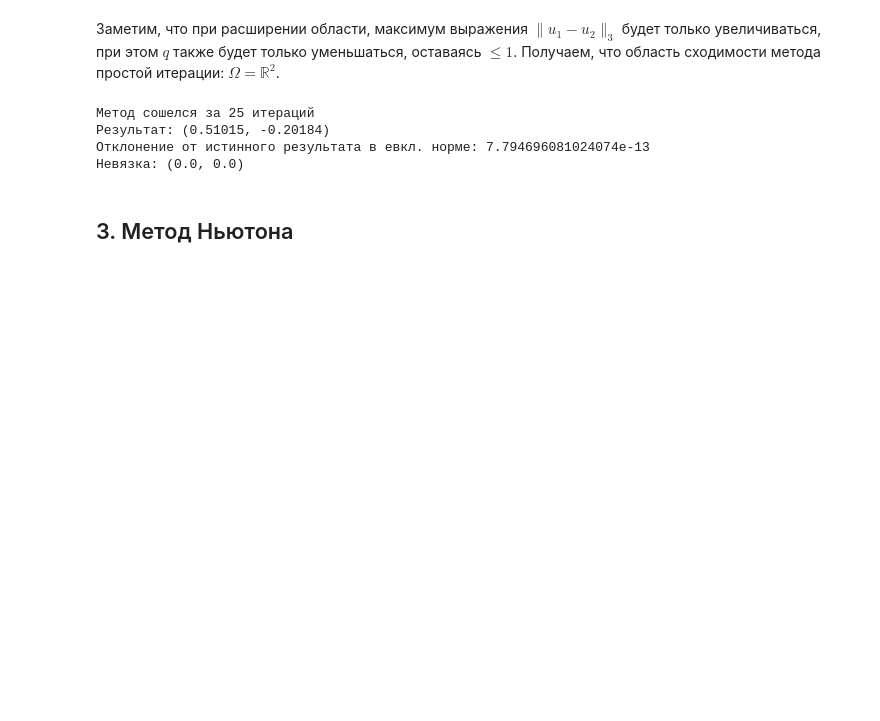
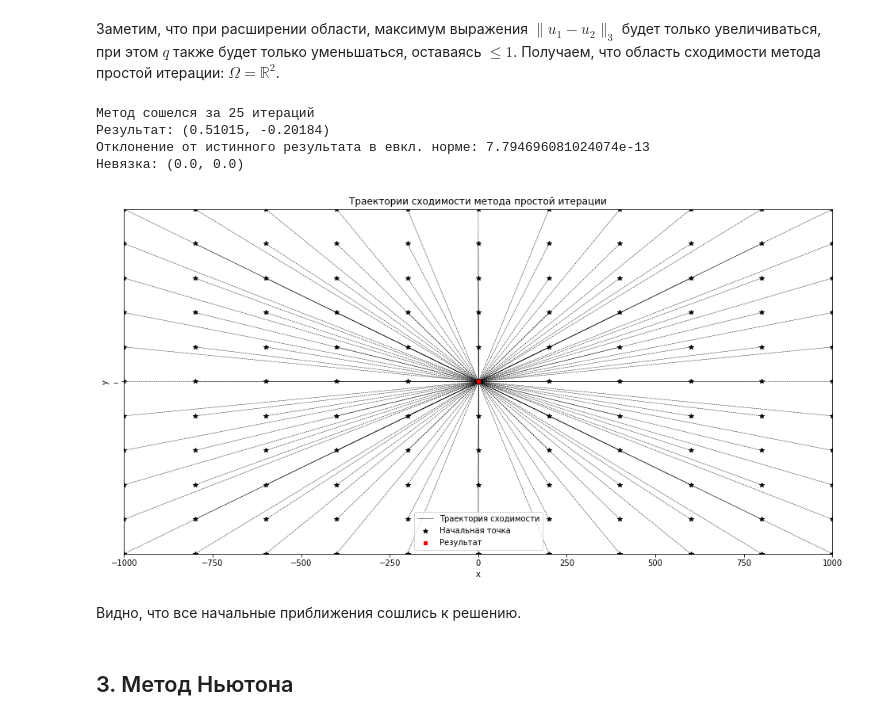
Before and after one commit to shashist/Computational-math, a Jupyter notebook: Nonlinear_systems.ipynb, the cells around one changed output. Saved outputs shown, nothing was run; the diff lists cells and outputs as text; code cells hidden in the pictures; blank space fills up the shorter version.

```diff
--- a/Nonlinear_systems.ipynb
+++ b/Nonlinear_systems.ipynb
@@ -83,15 +84,20 @@ def f(p):
             sin(x+1) - 1.2)
 # %%
-def iteration_method(u0, eps, verbose=True):
+def iteration_method(u0, eps, verbose=False, extend=False):
     x, y = u0
     step1 = norm(np.array(f([x,y])) - [x,y])
     n = 0
     q = 1 / sqrt(2)
+    xs, ys = [x], [y]
     while not q**n * step1 / (1-q) < eps:
         x, y = f([x, y])
+        xs.append(x)
+        ys.append(y)
         n += 1
     if verbose:
         print('Метод сошелся за {} итераций'.format(n))
+    if extend:
+        return xs, ys
     return [x, y]
 # %%
 res = iteration_method((0, 1), 1e-3, verbose=True)
@@ -103,6 +109,32 @@ print("Невязка: {}".format(func(res)))
 Результат: (0.51015, -0.20184)
 Отклонение от истинного результата в евкл. норме: 7.794696081024074e-13
 Невязка: (0.0, 0.0)
+# %%
+N = 1000
+X = np.linspace(-N, N, 11)
+Y = np.linspace(-N, N, 11)
+
+plt.figure(figsize=(16,8))
+plt.xlim((-N, N))
+plt.ylim((-N, N))
+plt.scatter([], [], marker='*', c='black', label='Начальная точка')
+plt.plot('--', lw=0.5, c='black', label='Траектория сходимости')
+plt.scatter([], [], marker='s', c='r', s=20, label='Результат')
+plt.title('Траектории сходимости метода простой итерации')
+plt.xlabel('x');
+plt.ylabel('y');
+
+for x in X:
+    for y in Y:
+        xs, ys = iteration_method([x, y], 1e-5, extend=True)
+        plt.plot(xs[:-1], ys[:-1], marker='*', c='black', ls='--', lw=0.5, zorder=0)
+        plt.scatter(xs[-1:], ys[-1:], marker='s', c='r', s=20, zorder=10)
+
+plt.legend(loc='lower center');
+# %% [output]
+[figure, added]
+# %% [markdown]
+Видно, что все начальные приближения сошлись к решению.
 # %% [markdown]
 ## 3. Метод Ньютона
 # %% [markdown]
```
Also changed, not shown: parts of 8 cells of this notebook.
